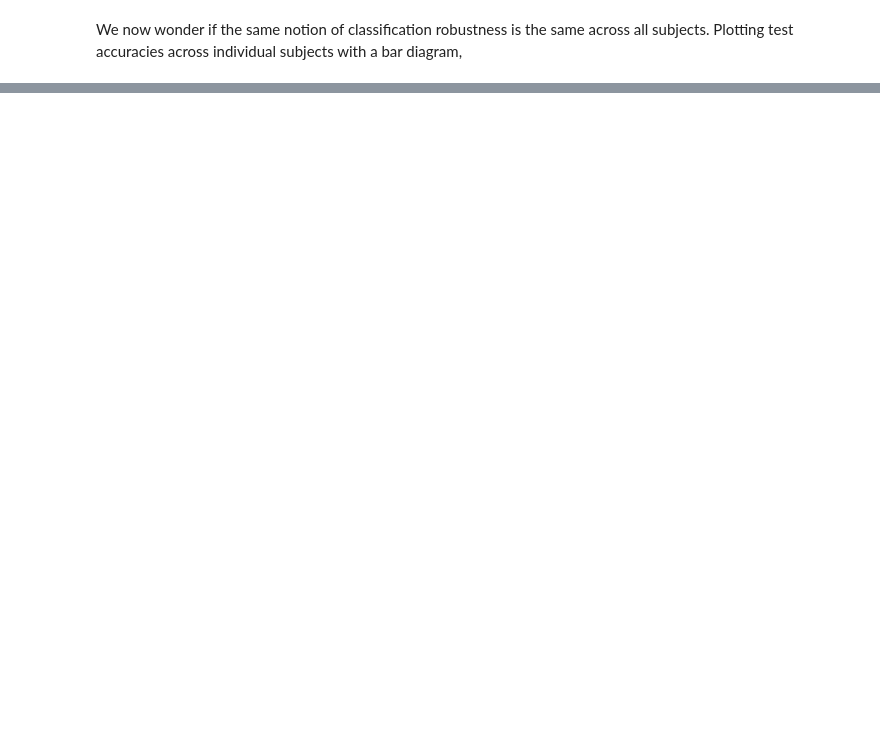
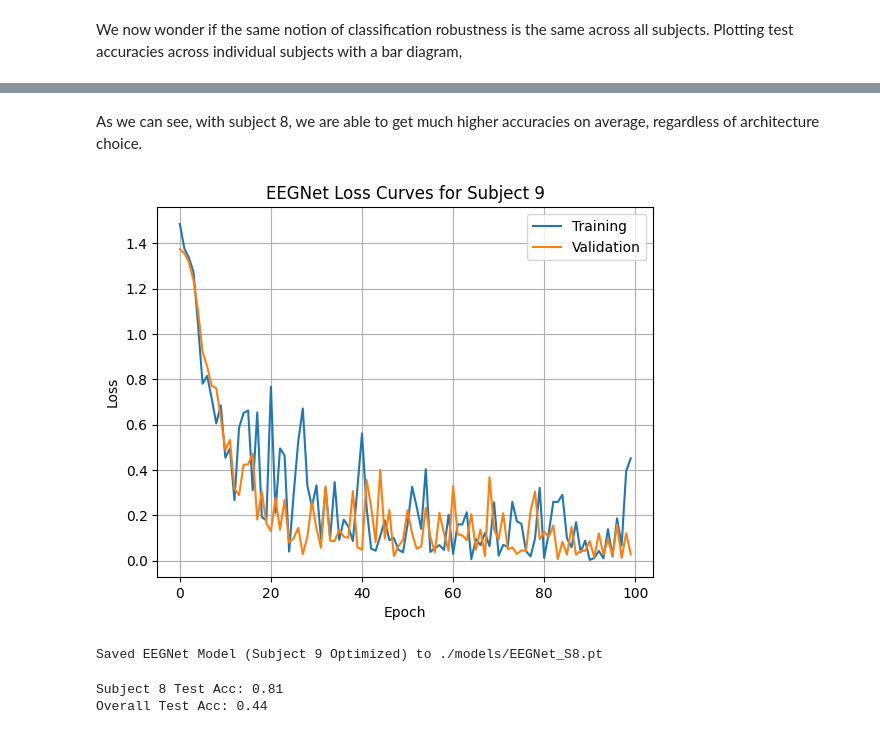
Before and after one commit to dotimothy/C247-Project, a Jupyter notebook: Project.ipynb, the cells around one changed output, grey strips where cells are left out. Drawn from its saved outputs; the diff is of its cells as text; code cells hidden in the pictures; blank space fills up the shorter version.

```diff
--- a/Project.ipynb
+++ b/Project.ipynb
@@ -836,0 +832,21 @@ A conclusion drawn from this experiment is that simply just training to optimize
+# %%
+# Loading Data & Creating Data Loaders
+batch_size = 8
+augment = False
+chunk_size = 400
+load_size = 2*chunk_size
+subject = 8
+train_data,valid_data,test_data,train_loader,val_loader,test_loader =  helpers.data_prep.SubjectLoaders(data_dir,batch_size,augment,load_size,True,True,subject)
+
+# Define Model Parameters
+model = EEGNet.EEGNet(chunk_size=chunk_size,num_electrodes=22,F1=8,F2=8,num_classes=4).to(device)
+cel_loss = nn.CrossEntropyLoss()
+optimizer = torch.optim.Adam(model.parameters(), lr=2e-3,weight_decay=1e-4)
+
+# Evaluating the Model
+num_epochs = 100
+train_loss, val_loss, best_val_acc, best_model = models.train.train_earlystop(device,model,cel_loss,optimizer,train_loader,val_loader,test_loader,num_epochs=num_epochs)
+last_test_acc = models.train.eval(device,model,test_loader)
+best_test_acc = models.train.eval(device,best_model,test_loader)
+print(f'\nPost-Train Acc (Last Model): {last_test_acc:.3f}')
+print(f'Post-Train Acc (Best Model): {best_test_acc:.3f}')
@@ -836,0 +871,47 @@ A conclusion drawn from this experiment is that simply just training to optimize
+# %% [markdown]
+As we can see, with subject 8, we are able to get much higher accuracies on average, regardless of architecture choice.
+# %%
+# Plotting Loss
+epoch_idx = np.arange(num_epochs)
+plt.figure()
+plt.title(f'{model.name} Loss Curves for Subject {subject+1}')
+plt.grid()
+plt.plot(epoch_idx,train_loss)
+plt.plot(epoch_idx,val_loss)
+plt.xlabel('Epoch')
+plt.ylabel('Loss')
+plt.legend(['Training','Validation'])
+plt.show()
+# %% [output]
+[figure, added]
+# %%
+# Saving the Model
+name = f'{model.name}_S{subject}.pt'
+modelDir = f'./models/{name}'
+if(not(os.path.exists('./models'))):
+    os.mkdir('./models')
+torch.save(model,modelDir)
+print(f'Saved {model.name} Model (Subject {subject+1} Optimized) to {modelDir}')
+# %% [output]
+Saved EEGNet Model (Subject 9 Optimized) to ./models/EEGNet_S8.pt
+# %%
+batch_size = 8
+augment = False
+chunk_size = 400
+load_size = 2*chunk_size
+subject = 8
+name = f'{model.name}_S{subject}.pt'
+modelDir = f'./models/{name}'
+model = torch.load(modelDir)
+train_data,valid_data,test_data,train_loader,val_loader,test_loader =  helpers.data_prep.SubjectLoaders(data_dir,batch_size,augment,load_size,True,True,subject)
+test_s_acc = models.train.eval(device,model,test_loader)
+
+# Unfiltered Test Data
+train_data,valid_data,test_data,train_loader,val_loader,test_loader = helpers.data_prep.DatasetLoaders(data_dir,batch_size,augment,load_size,True,True)
+test_acc = models.train.eval(device,model,test_loader)
+# Printing
+print(f'\nSubject {subject} Test Acc: {test_s_acc:.2f}')
+print(f'Overall Test Acc: {test_acc:.2f}')
+# %% [output]
+Subject 8 Test Acc: 0.81
+Overall Test Acc: 0.44
```
Also changed, not shown: parts of 15 cells of this notebook, 3 other files.
